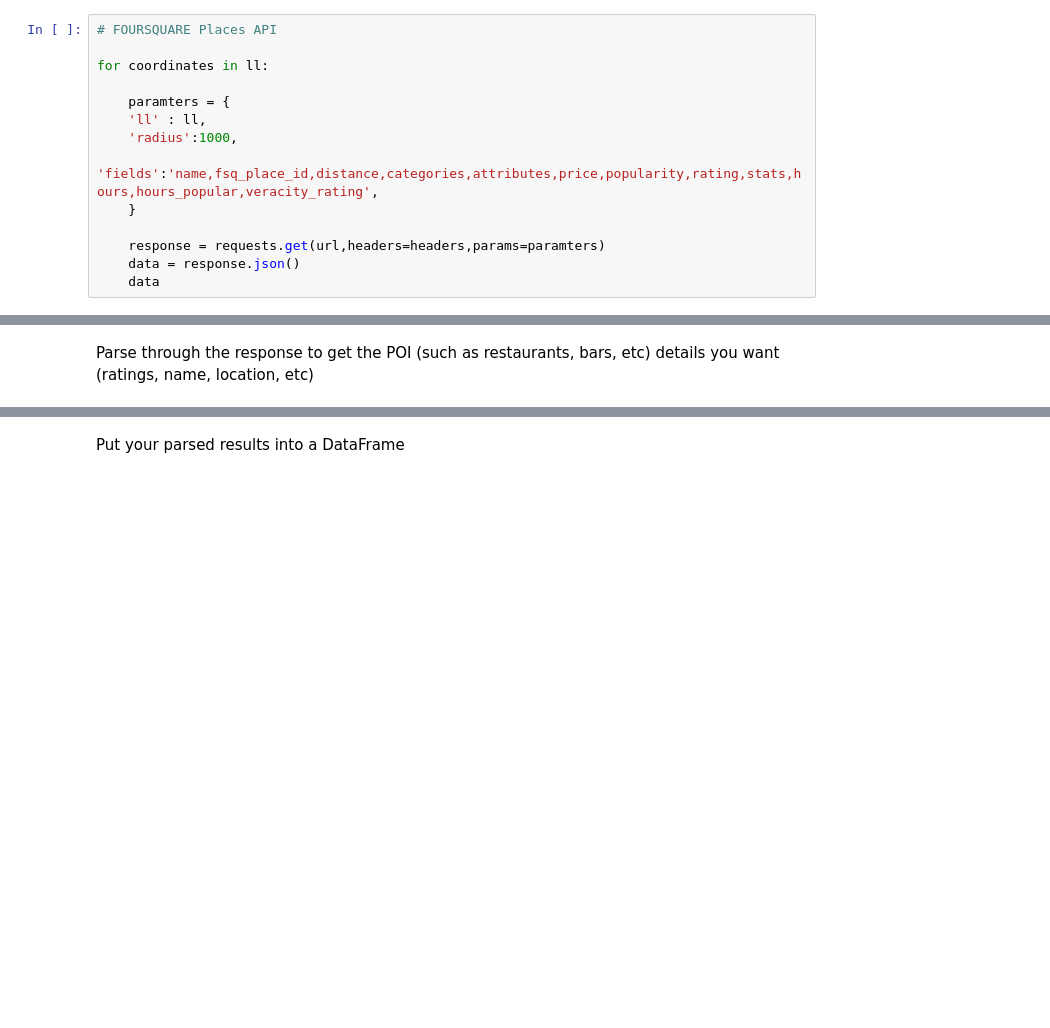
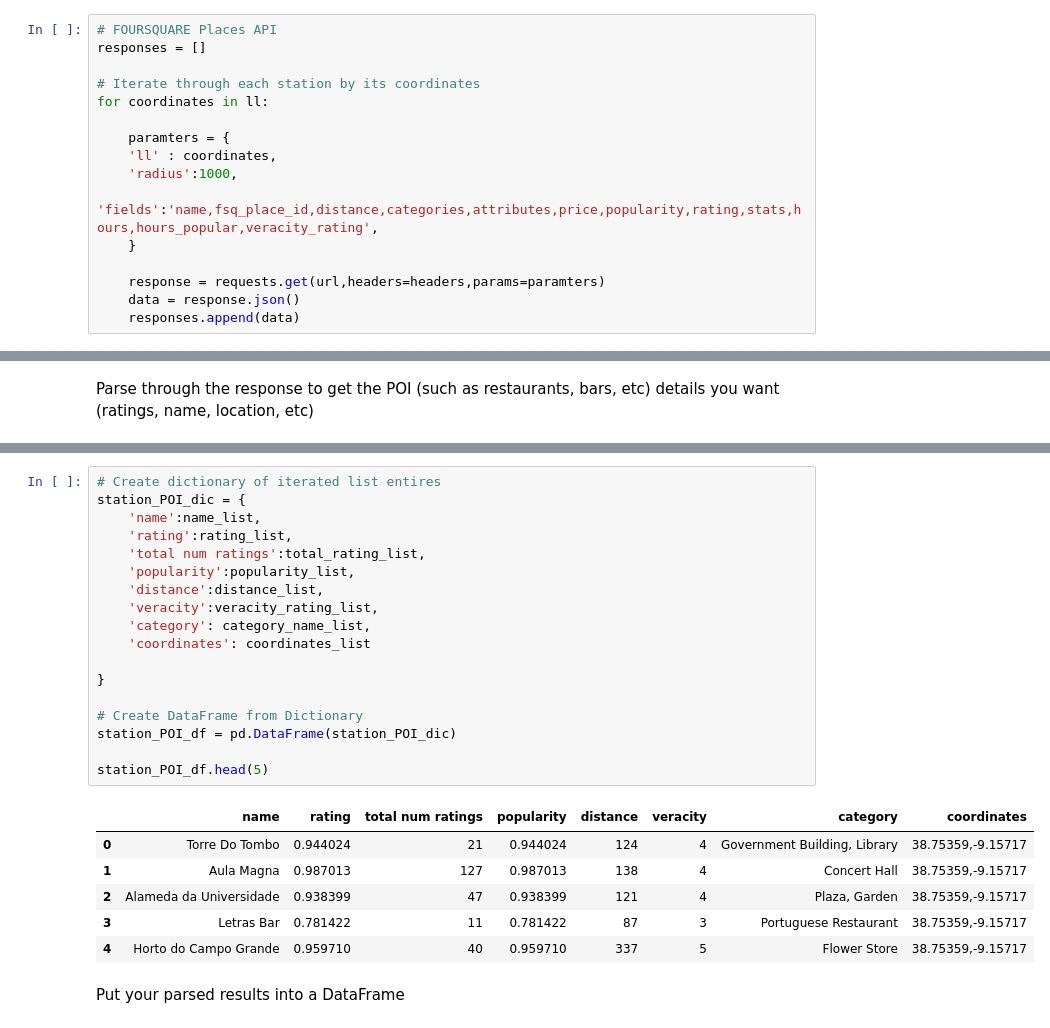
Before and after one commit to Mitch-P-Analyst/Statistical-Modelling-Project., a Jupyter notebook: notebooks/yelp_foursquare_EDA.ipynb, the cells around one changed output, grey strips where cells are left out. Cells and saved outputs as stored; diff of their text form; blank space fills up the shorter version.

```diff
--- a/notebooks/yelp_foursquare_EDA.ipynb
+++ b/notebooks/yelp_foursquare_EDA.ipynb
@@ -81,14 +86,16 @@ Name: coordinates, dtype: object
 # %%
 # FOURSQUARE Places API
+responses = []
 
+# Iterate through each station by its coordinates
 for coordinates in ll:
 
     paramters = {
-    'll' : ll,
+    'll' : coordinates,
     'radius':1000,
     'fields':'name,fsq_place_id,distance,categories,attributes,price,popularity,rating,stats,hours,hours_popular,veracity_rating',
     }
 
     response = requests.get(url,headers=headers,params=paramters)
     data = response.json()
-    data
+    responses.append(data)
@@ -120,2 +170,27 @@ Parse through the response to get the POI (such as restaurants, bars, etc) detai
+# %%
+# Create dictionary of iterated list entires
+station_POI_dic = {
+    'name':name_list,
+    'rating':rating_list,
+    'total num ratings':total_rating_list,
+    'popularity':popularity_list,
+    'distance':distance_list,
+    'veracity':veracity_rating_list,
+    'category': category_name_list,
+    'coordinates': coordinates_list
+
+}
+
+# Create DataFrame from Dictionary
+station_POI_df = pd.DataFrame(station_POI_dic)
+
+station_POI_df.head(5)
+# %% [output]
+|  | name | rating | total num ratings | popularity | distance | veracity | category | coordinates |
+| 0 | Torre Do Tombo | 0.944024 | 21 | 0.944024 | 124 | 4 | Government Building, Library | 38.75359,-9.15717 |
+| 1 | Aula Magna | 0.987013 | 127 | 0.987013 | 138 | 4 | Concert Hall | 38.75359,-9.15717 |
+| 2 | Alameda da Universidade | 0.938399 | 47 | 0.938399 | 121 | 4 | Plaza, Garden | 38.75359,-9.15717 |
+| 3 | Letras Bar | 0.781422 | 11 | 0.781422 | 87 | 3 | Portuguese Restaurant | 38.75359,-9.15717 |
+| 4 | Horto do Campo Grande | 0.959710 | 40 | 0.959710 | 337 | 5 | Flower Store | 38.75359,-9.15717 |
 # %% [markdown]
 Put your parsed results into a DataFrame
```
Also changed, not shown: parts of 9 cells of this notebook, 2 other files.
